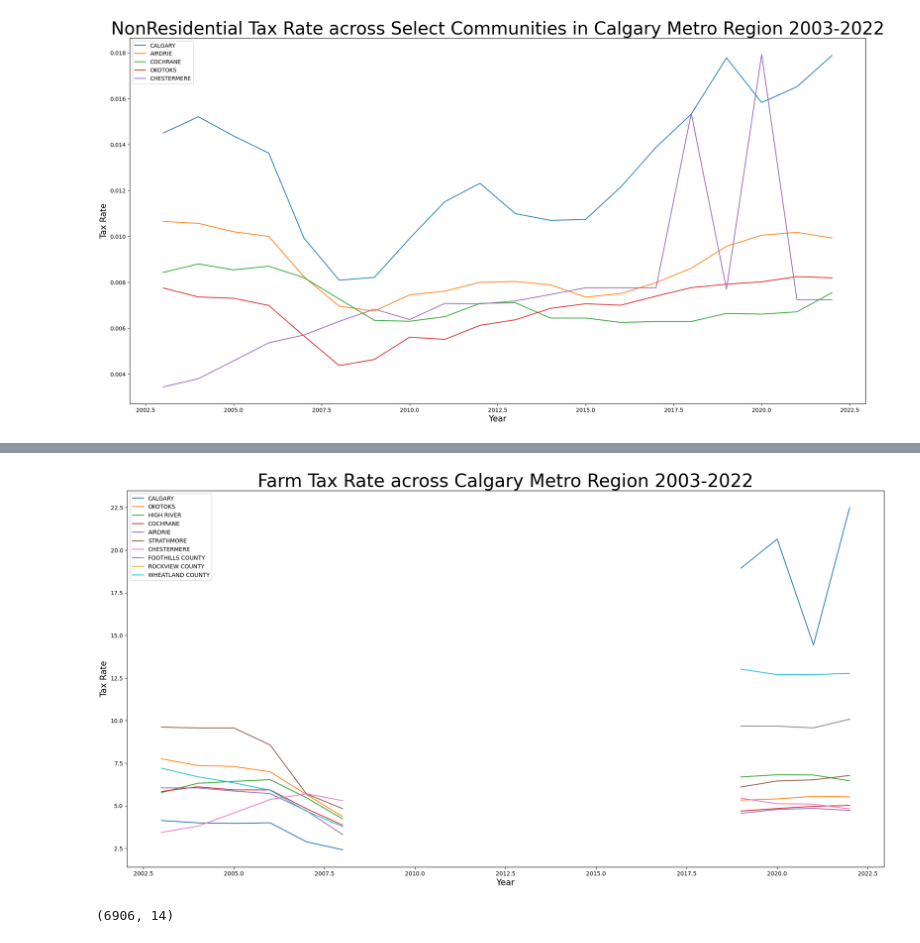
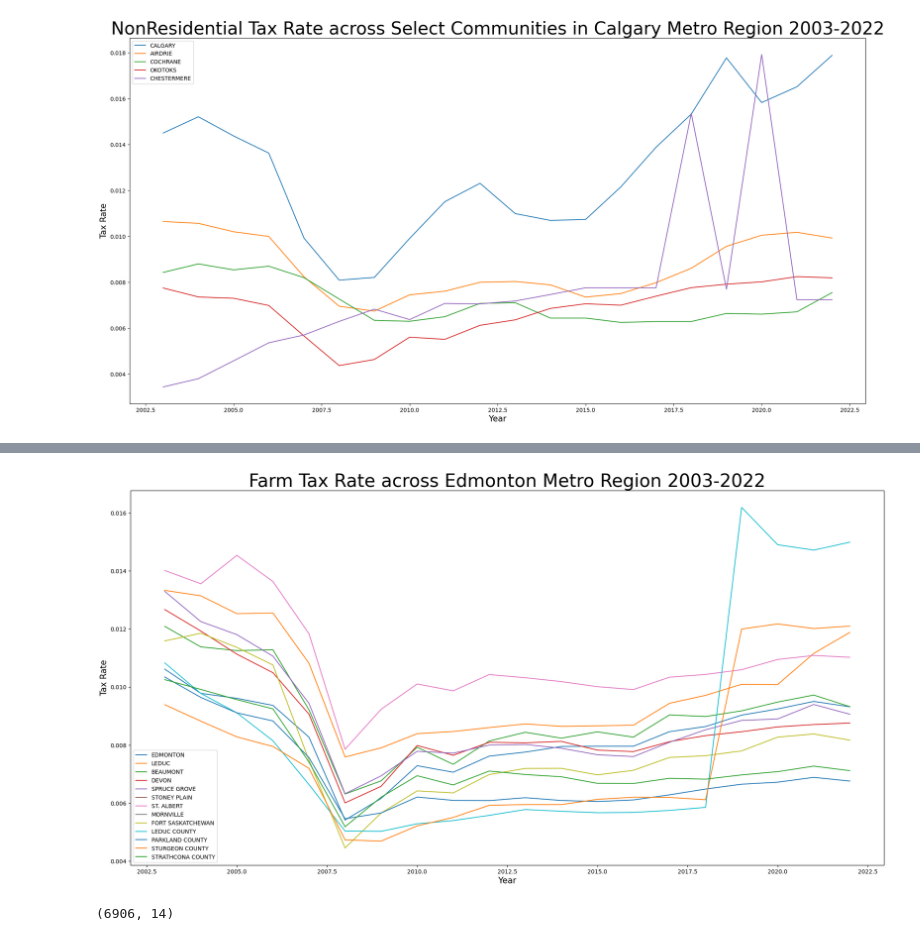
Before and after one commit to ddsarai/propertTax_comps, a Jupyter notebook: AB_pTax_2009_2021.ipynb, the cells around one changed output, grey strips where cells are left out. Cells and saved outputs as stored; diff of their text form; code cells hidden in the pictures.

```diff
--- a/AB_pTax_2009_2021.ipynb
+++ b/AB_pTax_2009_2021.ipynb
@@ -405,7 +434,7 @@ ab_ptax21_03.head()
 | 3 | 2003.0 | City | 525.0 | COLD LAKE | 5.80000 | 4.37000 | 0.09000 | ... |
 | 4 | 2003.0 | City | 98.0 | EDMONTON | 6.29270 | 4.32210 | 0.00000 | ... |
 # %%
-ab_ptax21_03.loc[:,['Residential', 'NonResidential', 'ResidentialTotalTax', 'NonResidentialTotalTax', 'NonResidential Education']] = ab_ptax21_03.loc[:,['Residential', 'NonResidential', 'ResidentialTotalTax', 'NonResidentialTotalTax', 'NonResidential Education']] * 0.001
+ab_ptax21_03.loc[:,['Residential', 'Education', 'Farm', 'NonResidential', 'ResidentialTotalTax', 'NonResidentialTotalTax', 'NonResidential Education', 'FarmTotalTax']] = ab_ptax21_03.loc[:,['Residential', 'Education', 'Farm', 'NonResidential', 'ResidentialTotalTax', 'NonResidentialTotalTax', 'NonResidential Education','FarmTotalTax']] * 0.001
 # %%
 ab_ptax21_03.loc[ab_ptax21_03['Year'] < 2017,'NonRes/Res Tax Ratio'] = ab_ptax21_03.loc[ab_ptax21_03['Year'] < 2017,'NonResidential']/ab_ptax21_03.loc[ab_ptax21_03['Year'] < 2017, 'Residential']
 # %%
@@ -605,3 +622,15 @@ plt.legend()
 plt.show()
 # %% [output]
 [figure]
+# %%
+# Something strange here & also for Edmonton farm rates - need to double check farm rates
+data = ab_ptax21_03[ab_ptax21_03['Municipality'].isin(calgary_metro)]
+
+plt.figure(figsize=(24,12))
+for city in calgary_metro:
+    plt.plot(data[data['Municipality'] == city]['Year'], data[data['Municipality'] == city]['FarmTotalTax'], label=city)
+plt.xlabel('Year', fontsize=15)
+plt.ylabel('Tax Rate', fontsize=15)
+plt.title('Farm Tax Rate across Calgary Metro Region 2003-2022', fontsize=32)
+plt.legend()
+plt.show()
@@ -608,16 +659,16 @@ plt.show()
 # %%
-data = ab_ptax21_03[ab_ptax21_03['Municipality'].isin(calgary_metro)]
+data = ab_ptax21_03[ab_ptax21_03['Municipality'].isin(edmonton_metro)]
 # change to residentialtotaltax
 plt.figure(figsize=(24,12))
-for city in calgary_metro:
-    plt.plot(data[data['Municipality'] == city]['Year'], data[data['Municipality'] == city]['Farm'], label=city)
+for city in edmonton_metro:
+    plt.plot(data[data['Municipality'] == city]['Year'], data[data['Municipality'] == city]['FarmTotalTax'], label=city)
 plt.xlabel('Year', fontsize=15)
 plt.ylabel('Tax Rate', fontsize=15)
-plt.title('Farm Tax Rate across Calgary Metro Region 2003-2022', fontsize=32)
+plt.title('Farm Tax Rate across Edmonton Metro Region 2003-2022', fontsize=32)
 plt.legend()
 plt.show()
 # %% [output]
-[figure, old version]
+[figure, new version]
 # %%
 ab_ptax21_03.shape
 # %% [output]
```
Also changed, not shown: parts of 15 cells of this notebook, 1 other file.
